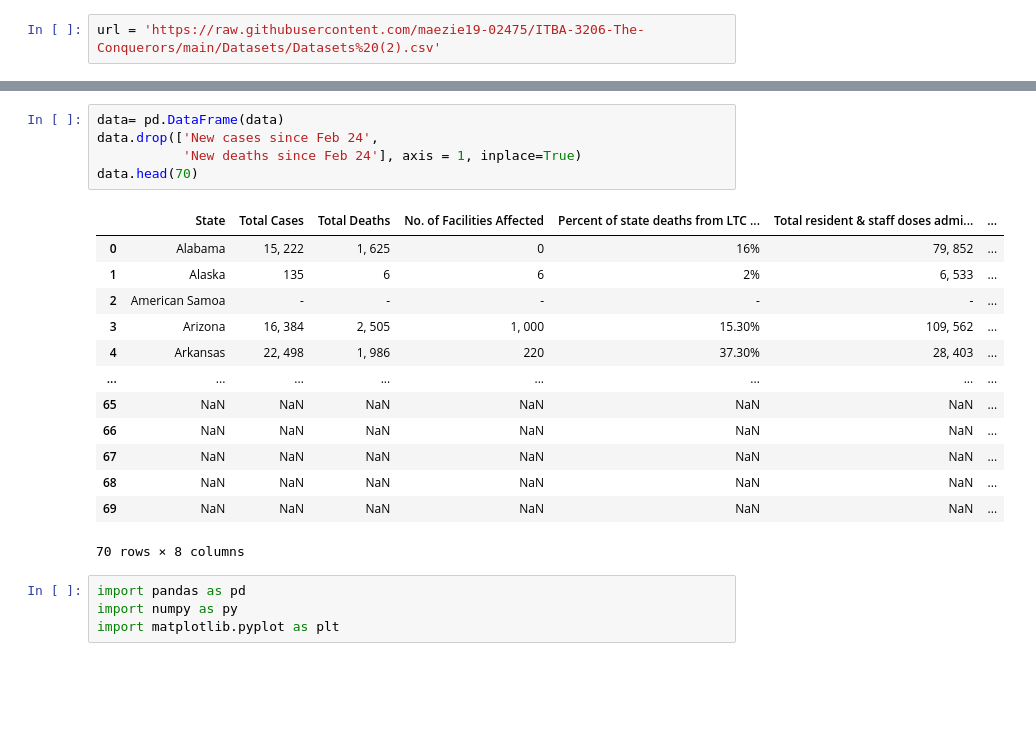
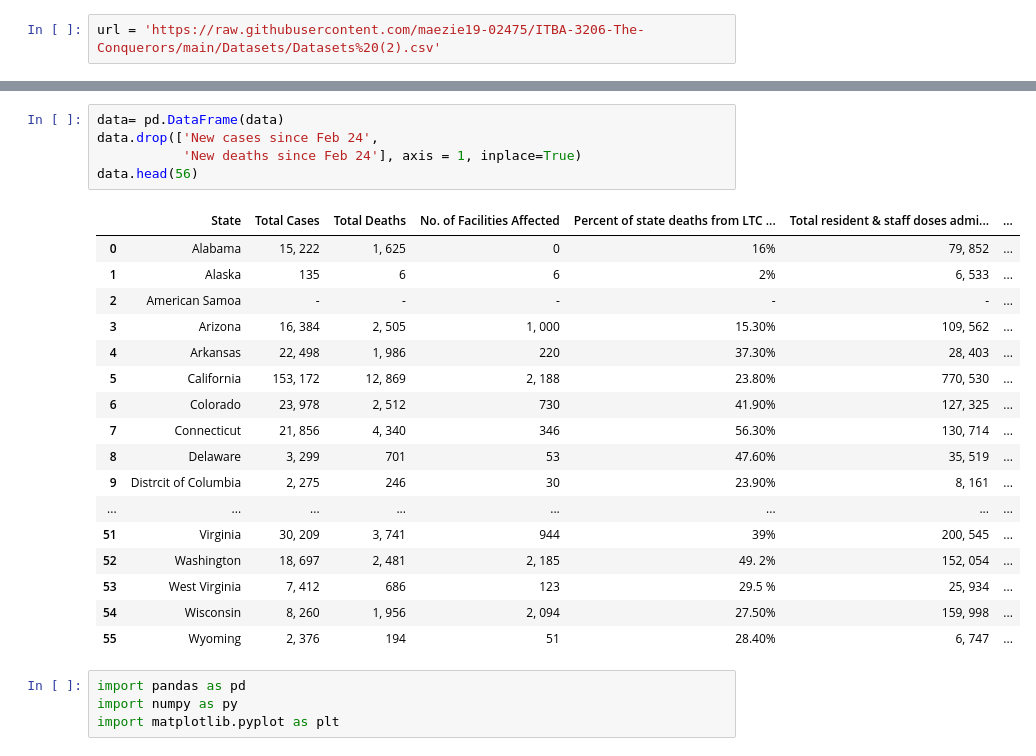
Before and after one commit to maezie19-02475/3206-The-Conquerors, a Jupyter notebook: COVID_19_DESCRIPTIVE_ANALYSIS_INFORMATION_AND_IMPACT_ON_EMPLOYMENT.ipynb, the cells around one changed output, grey strips where cells are left out. Drawn from its saved outputs; the diff is of its cells as text; blank space fills up the shorter version.

```diff
--- a/COVID_19_DESCRIPTIVE_ANALYSIS_INFORMATION_AND_IMPACT_ON_EMPLOYMENT.ipynb
+++ b/COVID_19_DESCRIPTIVE_ANALYSIS_INFORMATION_AND_IMPACT_ON_EMPLOYMENT.ipynb
@@ -83,22 +87,26 @@ data.head(2000)
 # %%
 data= pd.DataFrame(data)
 data.drop(['New cases since Feb 24',
            'New deaths since Feb 24'], axis = 1, inplace=True)
-data.head(70)
+data.head(56)
 # %% [output]
 |  | State | Total Cases | Total Deaths | No. of Facilities Affected | Percent of state deaths from LTC ... | Total resident & staff doses admi... | ... |
 | 0 | Alabama | 15, 222 | 1, 625 | 0 | 16% | 79, 852 | ... |
 | 1 | Alaska | 135 | 6 | 6 | 2% | 6, 533 | ... |
 | 2 | American Samoa | - | - | - | - | - | ... |
 | 3 | Arizona | 16, 384 | 2, 505 | 1, 000 | 15.30% | 109, 562 | ... |
 | 4 | Arkansas | 22, 498 | 1, 986 | 220 | 37.30% | 28, 403 | ... |
+| 5 | California | 153, 172 | 12, 869 | 2, 188 | 23.80% | 770, 530 | ... |
+| 6 | Colorado | 23, 978 | 2, 512 | 730 | 41.90% | 127, 325 | ... |
+| 7 | Connecticut | 21, 856 | 4, 340 | 346 | 56.30% | 130, 714 | ... |
+| 8 | Delaware | 3, 299 | 701 | 53 | 47.60% | 35, 519 | ... |
+| 9 | Distrcit of Columbia | 2, 275 | 246 | 30 | 23.90% | 8, 161 | ... |
 | ... | ... | ... | ... | ... | ... | ... | ... |
-| 65 | NaN | NaN | NaN | NaN | NaN | NaN | ... |
-| 66 | NaN | NaN | NaN | NaN | NaN | NaN | ... |
-| 67 | NaN | NaN | NaN | NaN | NaN | NaN | ... |
-| 68 | NaN | NaN | NaN | NaN | NaN | NaN | ... |
-| 69 | NaN | NaN | NaN | NaN | NaN | NaN | ... |
+| 51 | Virginia | 30, 209 | 3, 741 | 944 | 39% | 200, 545 | ... |
+| 52 | Washington | 18, 697 | 2, 481 | 2, 185 | 49. 2% | 152, 054 | ... |
+| 53 | West Virginia | 7, 412 | 686 | 123 | 29.5 % | 25, 934 | ... |
+| 54 | Wisconsin | 8, 260 | 1, 956 | 2, 094 | 27.50% | 159, 998 | ... |
+| 55 | Wyoming | 2, 376 | 194 | 51 | 28.40% | 6, 747 | ... |
-70 rows × 8 columns
 # %%
 import pandas as pd
 import numpy as py
```
Also changed, not shown: parts of 1 cell of this notebook.
